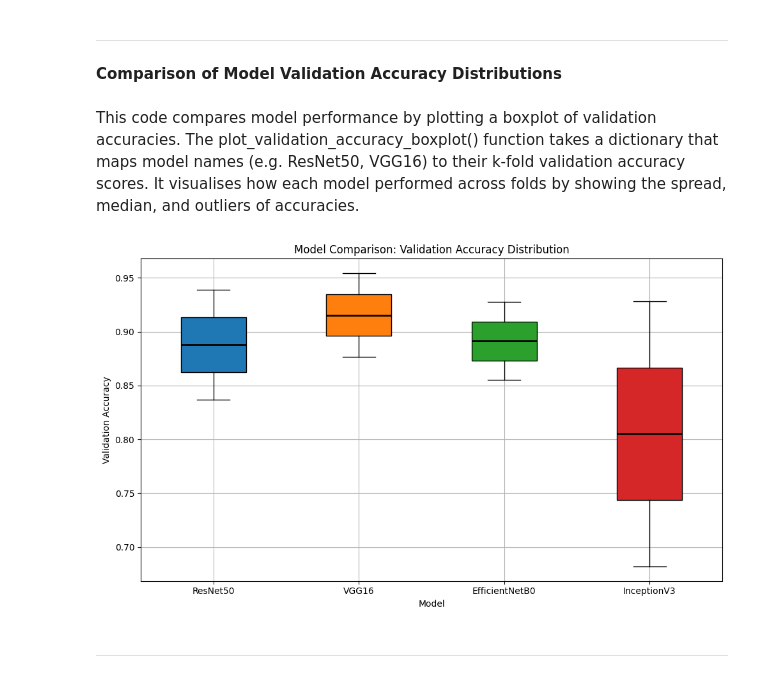
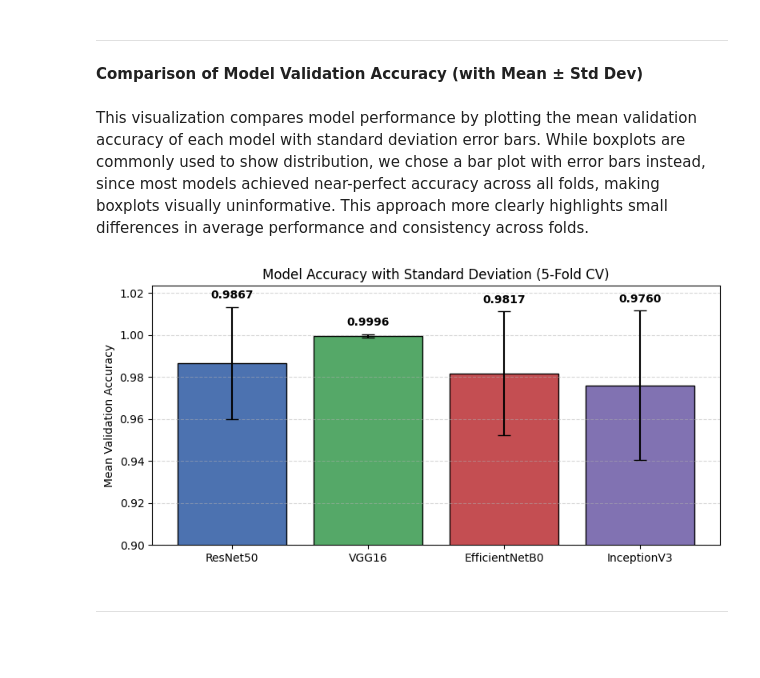
Before and after one commit to CrooBrys/NeuroScanAI, a Jupyter notebook: training/brain_tumor_classification.ipynb, the cells around one changed output. Drawn from its saved outputs; the diff is of its cells as text; code cells hidden in the pictures; blank space fills up the shorter version.

```diff
--- a/training/brain_tumor_classification.ipynb
+++ b/training/brain_tumor_classification.ipynb
@@ -273,13 +294,13 @@ InceptionV3 training complete!
 # %% [markdown]
 ---
 # %% [markdown]
-**Comparison of Model Validation Accuracy Distributions**
+**Comparison of Model Validation Accuracy (with Mean ± Std Dev)**
-# %% [markdown]
-This code compares model performance by plotting a boxplot of validation accuracies. The plot_validation_accuracy_boxplot() function takes a dictionary that maps model names (e.g. ResNet50, VGG16) to their k-fold validation accuracy scores. It visualises how each model performed across folds by showing the spread, median, and outliers of accuracies.
+# %% [markdown]
+This visualization compares model performance by plotting the mean validation accuracy of each model with standard deviation error bars. While boxplots are commonly used to show distribution, we chose a bar plot with error bars instead, since most models achieved near-perfect accuracy across all folds, making boxplots visually uninformative. This approach more clearly highlights small differences in average performance and consistency across folds.
 # %%
-plot_validation_accuracy_boxplot(validation_accuracies_per_model)
+plot_accuracy_bar_with_std(validation_accuracies_per_model)
 # %% [output]
-[figure, old version]
+[figure, new version]
 # %% [markdown]
 ---
 # %% [markdown]
```
Also changed, not shown: parts of 10 cells of this notebook, 3 other files.
